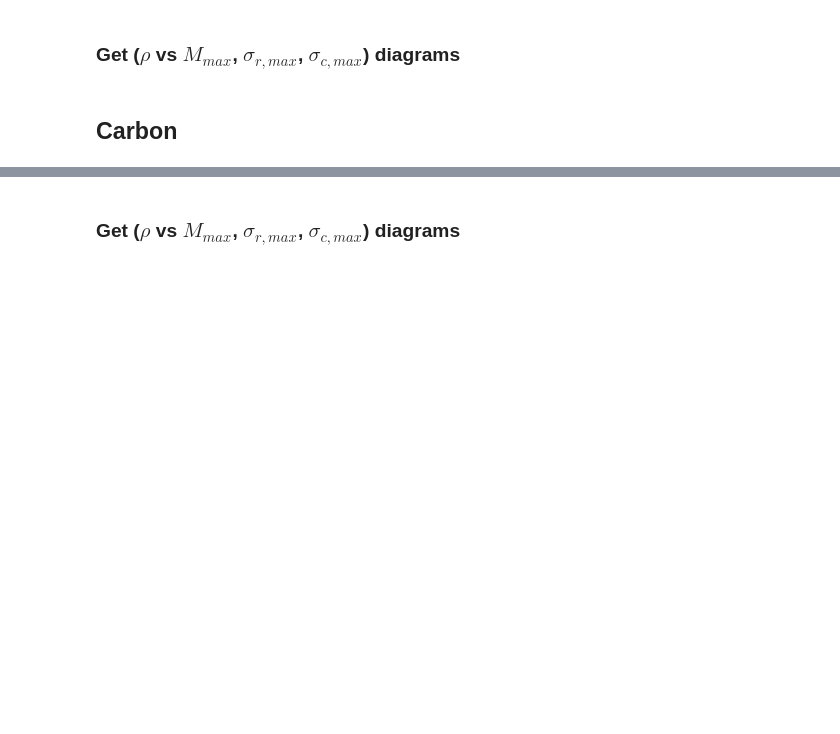
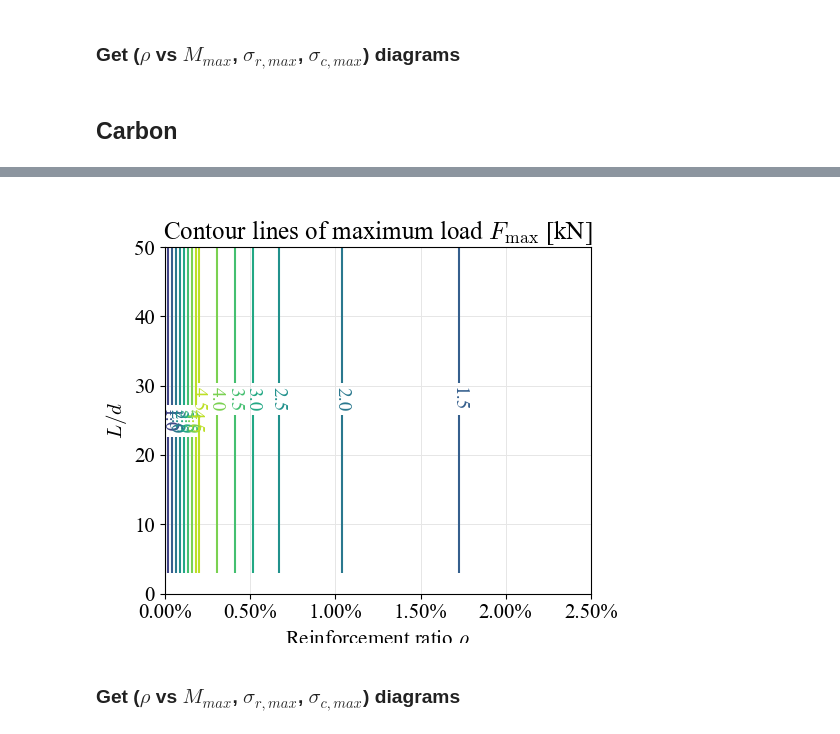
Before and after one commit to bmcs-group/bmcs_beam, a Jupyter notebook: notebooks/publications/mk_paper_2022/parametric_studies.ipynb, the cells around one changed output, grey strips where cells are left out. Saved outputs shown, nothing was run; the diff lists cells and outputs as text; code cells hidden in the pictures; blank space fills up the shorter version.

```diff
--- a/notebooks/publications/mk_paper_2022/parametric_studies.ipynb
+++ b/notebooks/publications/mk_paper_2022/parametric_studies.ipynb
@@ -206,13 +225,17 @@ dp = get_dp()
 # %%
 # levels = [0, 10, 20, 30, 40, 50, 65, 80, 100, 150, 300, 800, 1000]
 
-fig = sls.plot_F_u()
+# fig = sls.plot_F_u()
+fig = sls.plot_F_u(sls=sls_steel)
+
 # fig.set_size_inches(5.5, 4.2)
 
 # fig = sls.plot_F_u(bending_shear_diff = True)
 # fig = sls.plot_F_u(load='shear')
-fig
 # fig.savefig('Default_setup_carbon_F_max.pdf')
+# fig
+# %% [output]
+[figure, added]
 # %% [markdown]
 ### Get ($\rho$ vs $M_{max}$, $\sigma_{r, max}$, $\sigma_{c, max}$) diagrams
 # %%
```
Also changed, not shown: parts of 8 cells of this notebook, 2 other files.
